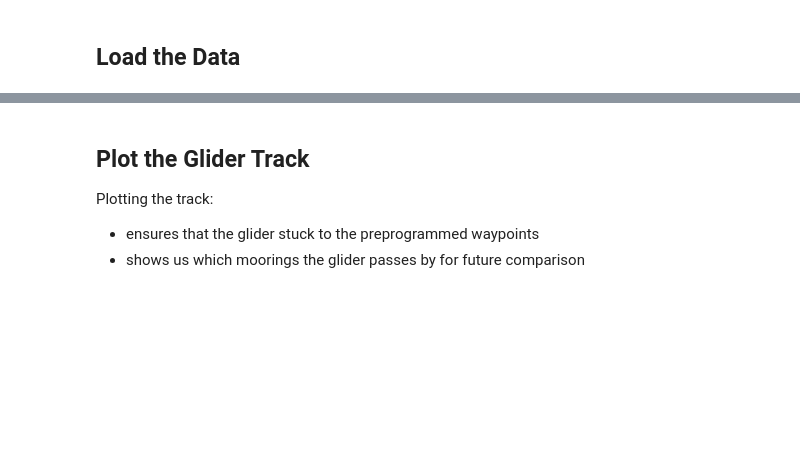
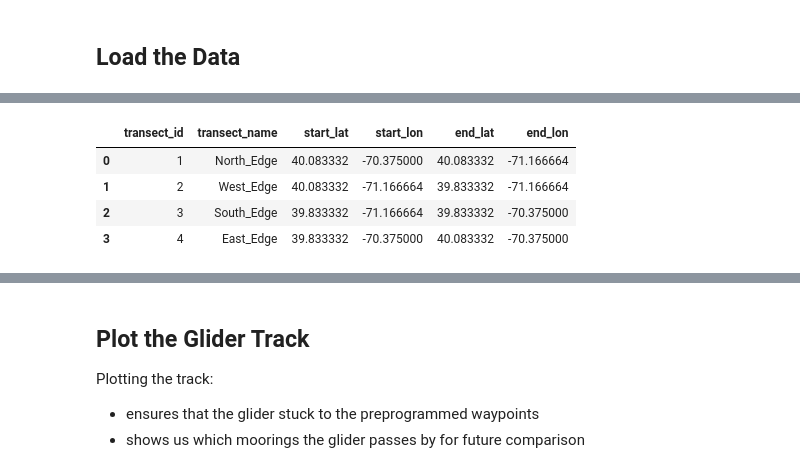
Before and after one commit to WHOIGit/ooicgsn_glider_dvl, a Jupyter notebook: notebooks/3.1-alternative-data-analysis.ipynb, the cells around one changed output, grey strips where cells are left out. Cells and saved outputs as stored; diff of their text form; code cells hidden in the pictures; blank space fills up the shorter version.

```diff
--- a/notebooks/3.1-alternative-data-analysis.ipynb
+++ b/notebooks/3.1-alternative-data-analysis.ipynb
@@ -27,0 +46,8 @@ pioneer_moorings = mapping.get_mooring_locations('CP0')
+# %%
+transects.PIONEER_NES_TRANSECTS
+# %% [output]
+|  | transect_id | transect_name | start_lat | start_lon | end_lat | end_lon |
+| 0 | 1 | North_Edge | 40.083332 | -70.375000 | 40.083332 | -71.166664 |
+| 1 | 2 | West_Edge | 40.083332 | -71.166664 | 39.833332 | -71.166664 |
+| 2 | 3 | South_Edge | 39.833332 | -71.166664 | 39.833332 | -70.375000 |
+| 3 | 4 | East_Edge | 39.833332 | -70.375000 | 40.083332 | -70.375000 |
```
Also changed, not shown: parts of 18 cells of this notebook.
